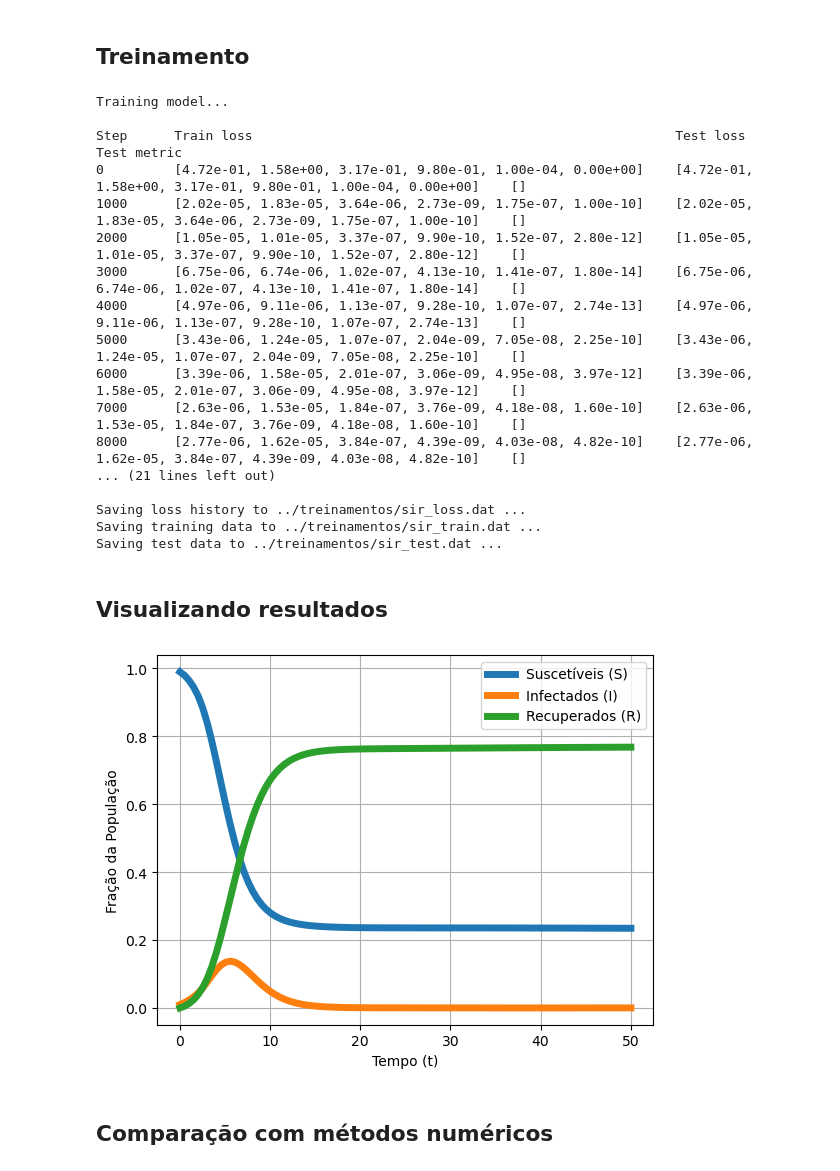
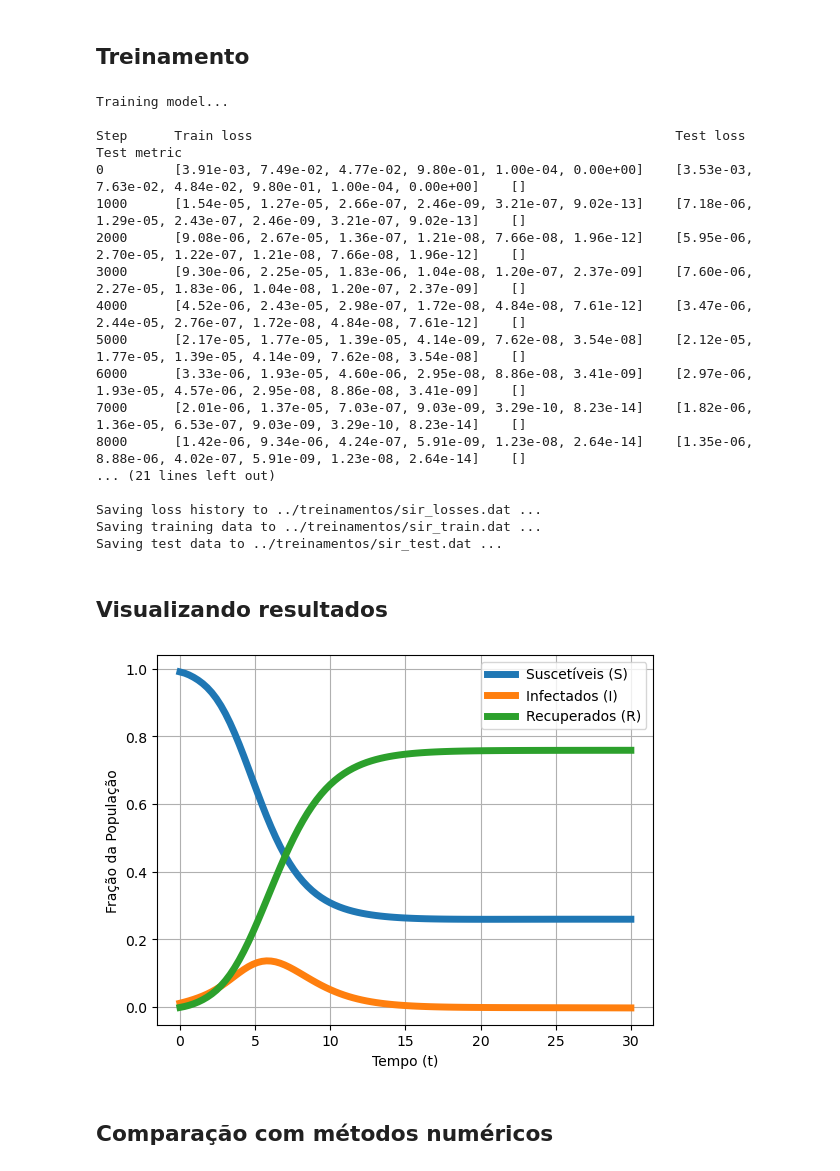
Before and after one commit to ginbar/ermac_2025_pinns, a Jupyter notebook: exemplos/SIR.ipynb, the cells around one changed output. Drawn from its saved outputs; the diff is of its cells as text; code cells hidden in the pictures.

```diff
--- a/exemplos/SIR.ipynb
+++ b/exemplos/SIR.ipynb
@@ -45,7 +49,7 @@ def sir_model(t, y):
 # %% [markdown]
 ## Limites
 # %%
-t0, tf = 0, 50
+t0, tf = 0, 30
 geom = dde.geometry.TimeDomain(t0, tf)
 # %% [markdown]
 ## Condições iniciais
@@ -65,7 +69,9 @@ data = dde.data.PDE(
     sir_model,
     [ic_S, ic_I, ic_R],
     num_domain=100,
-    num_boundary=2)
+    num_boundary=2,
+    num_test=50
+)
 # %% [markdown]
 ## Configuração da rede
 # %%
@@ -95,18 +101,18 @@ dde.saveplot(
 Training model...
 
 Step      Train loss                                                      Test loss                                                       Test metric
-0         [4.72e-01, 1.58e+00, 3.17e-01, 9.80e-01, 1.00e-04, 0.00e+00]    [4.72e-01, 1.58e+00, 3.17e-01, 9.80e-01, 1.00e-04, 0.00e+00]    []
-1000      [2.02e-05, 1.83e-05, 3.64e-06, 2.73e-09, 1.75e-07, 1.00e-10]    [2.02e-05, 1.83e-05, 3.64e-06, 2.73e-09, 1.75e-07, 1.00e-10]    []
-2000      [1.05e-05, 1.01e-05, 3.37e-07, 9.90e-10, 1.52e-07, 2.80e-12]    [1.05e-05, 1.01e-05, 3.37e-07, 9.90e-10, 1.52e-07, 2.80e-12]    []
-3000      [6.75e-06, 6.74e-06, 1.02e-07, 4.13e-10, 1.41e-07, 1.80e-14]    [6.75e-06, 6.74e-06, 1.02e-07, 4.13e-10, 1.41e-07, 1.80e-14]    []
-4000      [4.97e-06, 9.11e-06, 1.13e-07, 9.28e-10, 1.07e-07, 2.74e-13]    [4.97e-06, 9.11e-06, 1.13e-07, 9.28e-10, 1.07e-07, 2.74e-13]    []
-5000      [3.43e-06, 1.24e-05, 1.07e-07, 2.04e-09, 7.05e-08, 2.25e-10]    [3.43e-06, 1.24e-05, 1.07e-07, 2.04e-09, 7.05e-08, 2.25e-10]    []
-6000      [3.39e-06, 1.58e-05, 2.01e-07, 3.06e-09, 4.95e-08, 3.97e-12]    [3.39e-06, 1.58e-05, 2.01e-07, 3.06e-09, 4.95e-08, 3.97e-12]    []
-7000      [2.63e-06, 1.53e-05, 1.84e-07, 3.76e-09, 4.18e-08, 1.60e-10]    [2.63e-06, 1.53e-05, 1.84e-07, 3.76e-09, 4.18e-08, 1.60e-10]    []
-8000      [2.77e-06, 1.62e-05, 3.84e-07, 4.39e-09, 4.03e-08, 4.82e-10]    [2.77e-06, 1.62e-05, 3.84e-07, 4.39e-09, 4.03e-08, 4.82e-10]    []
+0         [3.91e-03, 7.49e-02, 4.77e-02, 9.80e-01, 1.00e-04, 0.00e+00]    [3.53e-03, 7.63e-02, 4.84e-02, 9.80e-01, 1.00e-04, 0.00e+00]    []
+1000      [1.54e-05, 1.27e-05, 2.66e-07, 2.46e-09, 3.21e-07, 9.02e-13]    [7.18e-06, 1.29e-05, 2.43e-07, 2.46e-09, 3.21e-07, 9.02e-13]    []
+2000      [9.08e-06, 2.67e-05, 1.36e-07, 1.21e-08, 7.66e-08, 1.96e-12]    [5.95e-06, 2.70e-05, 1.22e-07, 1.21e-08, 7.66e-08, 1.96e-12]    []
+3000      [9.30e-06, 2.25e-05, 1.83e-06, 1.04e-08, 1.20e-07, 2.37e-09]    [7.60e-06, 2.27e-05, 1.83e-06, 1.04e-08, 1.20e-07, 2.37e-09]    []
+4000      [4.52e-06, 2.43e-05, 2.98e-07, 1.72e-08, 4.84e-08, 7.61e-12]    [3.47e-06, 2.44e-05, 2.76e-07, 1.72e-08, 4.84e-08, 7.61e-12]    []
+5000      [2.17e-05, 1.77e-05, 1.39e-05, 4.14e-09, 7.62e-08, 3.54e-08]    [2.12e-05, 1.77e-05, 1.39e-05, 4.14e-09, 7.62e-08, 3.54e-08]    []
+6000      [3.33e-06, 1.93e-05, 4.60e-06, 2.95e-08, 8.86e-08, 3.41e-09]    [2.97e-06, 1.93e-05, 4.57e-06, 2.95e-08, 8.86e-08, 3.41e-09]    []
+7000      [2.01e-06, 1.37e-05, 7.03e-07, 9.03e-09, 3.29e-10, 8.23e-14]    [1.82e-06, 1.36e-05, 6.53e-07, 9.03e-09, 3.29e-10, 8.23e-14]    []
+8000      [1.42e-06, 9.34e-06, 4.24e-07, 5.91e-09, 1.23e-08, 2.64e-14]    [1.35e-06, 8.88e-06, 4.02e-07, 5.91e-09, 1.23e-08, 2.64e-14]    []
 ... (21 lines left out)
 
-Saving loss history to ../treinamentos/sir_loss.dat ...
+Saving loss history to ../treinamentos/sir_losses.dat ...
 Saving training data to ../treinamentos/sir_train.dat ...
 Saving test data to ../treinamentos/sir_test.dat ...
 # %% [markdown]
@@ -134,9 +140,9 @@ NUMBER_OF_POINTS = 100
 # %%
 t_test = np.linspace(t0, tf, NUMBER_OF_POINTS)
 y_pred = model.predict(t_test.reshape(-1, 1))
-plot_and_save_solution(y_pred, t_test, "../figuras/sir_pinn.pdf")
+plot_and_save_solution(y_pred, t_test, "../figuras/sir_pinns.pdf")
 # %% [output]
-[figure, old version]
+[figure, new version]
 # %% [markdown]
 ## Comparação com métodos numéricos
 # %%
```
Also changed, not shown: parts of 15 cells of this notebook, 29 other files.
